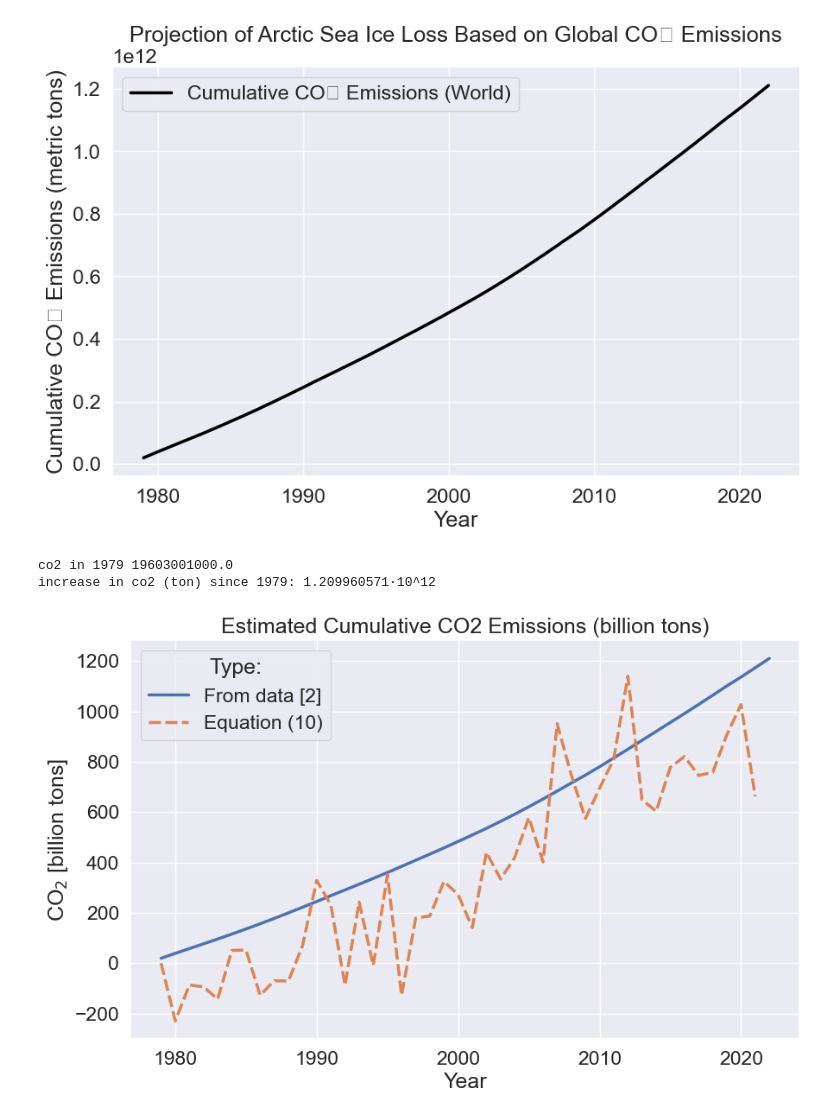
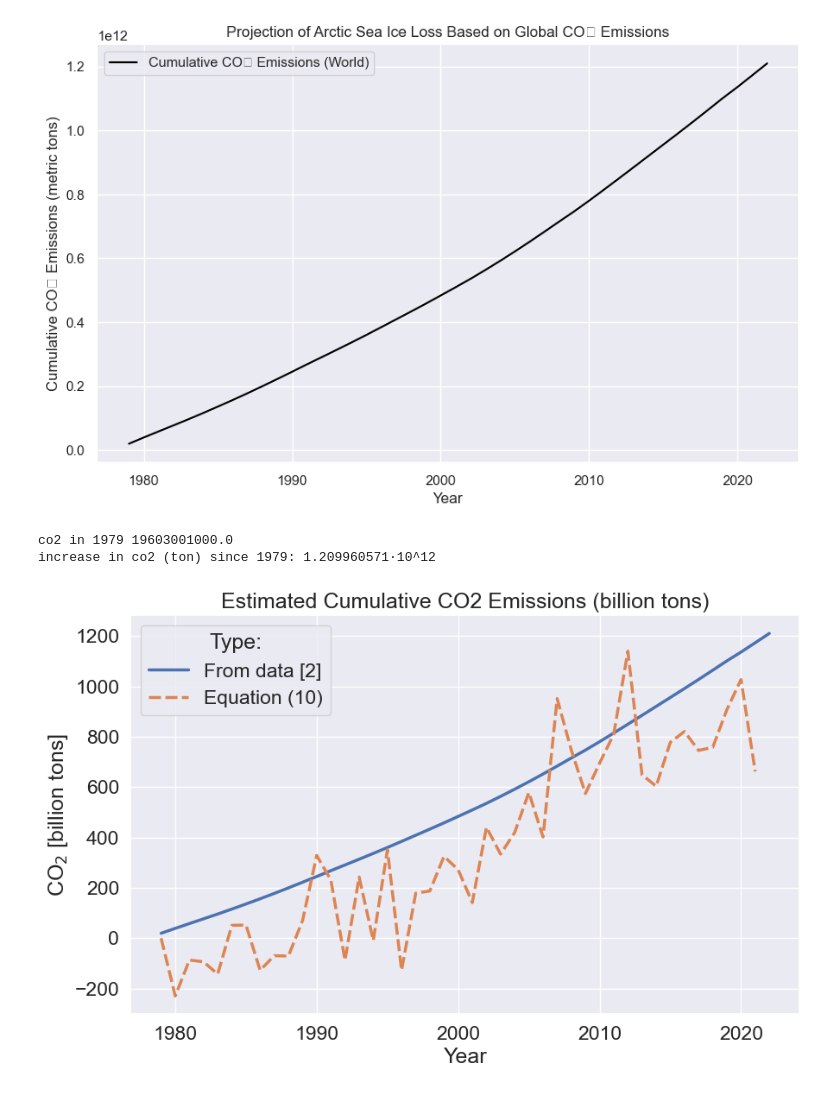
Before and after one commit to MathiasDamsgaard/Remote_Sensing_Arctic, a Jupyter notebook: main_plots.ipynb, the cells around one changed output. Cells and saved outputs as stored; diff of their text form; code cells hidden in the pictures.

```diff
--- a/main_plots.ipynb
+++ b/main_plots.ipynb
@@ -3,6 +3,7 @@ import pandas as pd
 import numpy as np
 from sklearn.linear_model import LinearRegression
 import matplotlib.pyplot as plt
+import seaborn as sns
 
 # Load the data
 
@@ -10,7 +11,7 @@ import matplotlib.pyplot as plt
 file_path = 'annual-co2-emissions-per-country.csv'  # Replace with your actual file path
 data = pd.read_csv(file_path)
 
-
+sns.set_theme()
 
 # Step 1: Filter data to include only global (world) emissions
 world_data = data[(data["Entity"] == "World") & (data["Year"] >= 1979)]
@@ -19,34 +20,34 @@ global_emissions = world_data.groupby("Year")["Annual CO₂ emissions"].sum().re
 # Step 2: Fit a linear regression model to predict future CO₂ emissions based on global data
 X = global_emissions[["Year"]]
 y = global_emissions["Annual CO₂ emissions"]
 
 cumsum = np.array(y.cumsum())
 
 increase = cumsum[-1]
 
 
 increase = increase/1e12
 
 
 plt.figure(figsize=(10, 6))
 plt.plot(X, cumsum, label="Cumulative CO₂ Emissions (World)", color='black')
 #plt.axhline(required_cumulative_emissions, color='red', linestyle='--', label="Ice-Free Threshold")
 #plt.axvline(ice_free_year, color='white', linestyle='--', label=f"Predicted Ice-Free Year: {ice_free_year}")
 #plt.scatter(global_emissions["Year"].max(), cumulative_emissions[43], color='blue', zorder=5, label="Year before prediction begins")
 plt.xlabel("Year")
 plt.ylabel("Cumulative CO₂ Emissions (metric tons)")
 plt.legend()
 plt.title("Projection of Arctic Sea Ice Loss Based on Global CO₂ Emissions")
 #plt.savefig("notz_stove_prediction.png")
 plt.show()
 
 
 
 print(f"co2 in 1979 {y[0]}")
 
 print(f"increase in co2 (ton) since 1979: {increase}·10^12")
 # %% [output]
-[figure, old version]
+[figure, new version]
 co2 in 1979 19603001000.0
 increase in co2 (ton) since 1979: 1.209960571·10^12
 # %%
```
Also changed, not shown: parts of 2 cells of this notebook.
